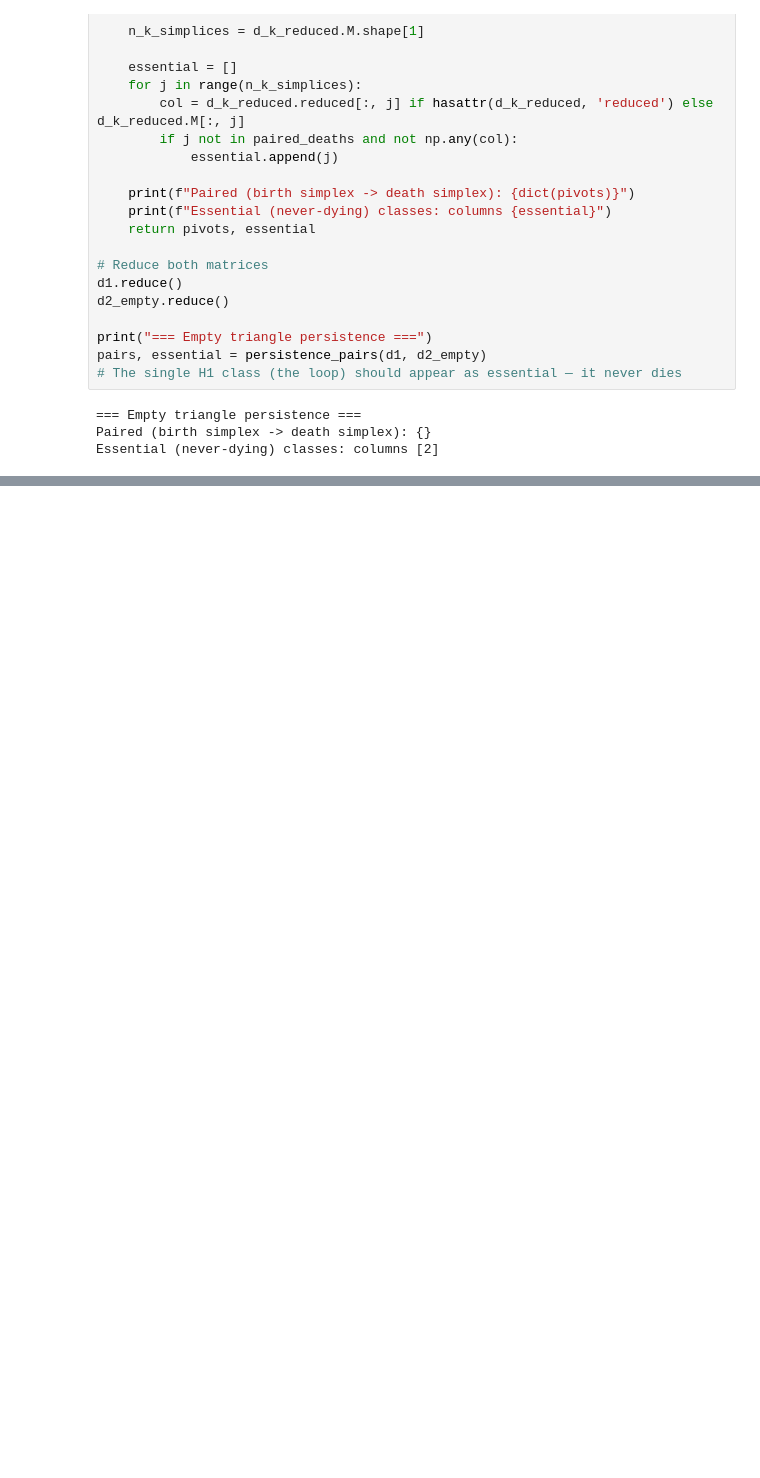
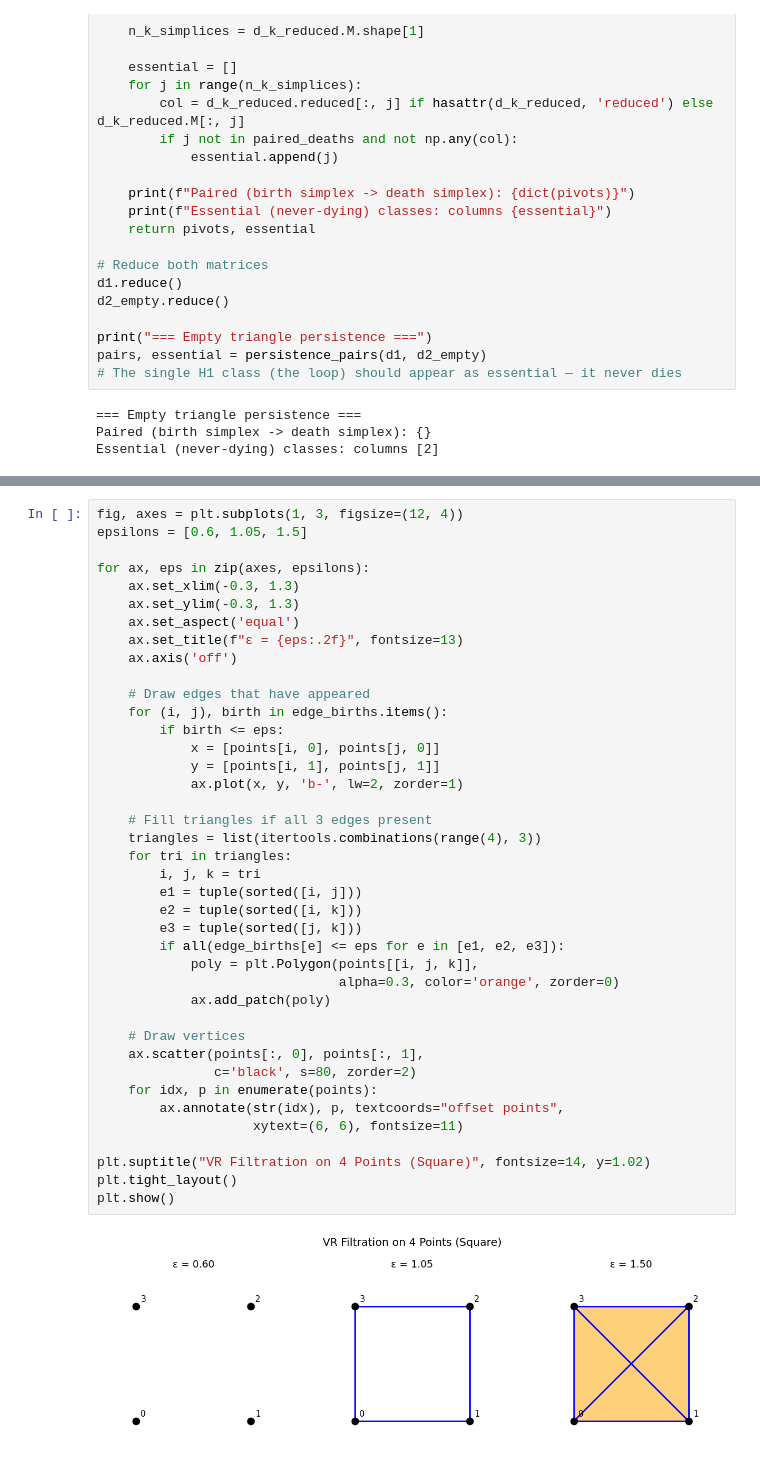
Before and after one commit to AdityaGhildiyal/TDA-Mlops, a Jupyter notebook: notebooks/phase1_appendix_A.ipynb, the cells around one changed output, grey strips where cells are left out. Saved outputs shown, nothing was run; the diff lists cells and outputs as text; blank space fills up the shorter version.

Commit message:
feat: Day 3 - VR filtration and hand-computed persistence diagram

```diff
--- a/notebooks/phase1_appendix_A.ipynb
+++ b/notebooks/phase1_appendix_A.ipynb
@@ -273,0 +283,42 @@ Two empty triangles: b0=0, b1=0
+# %%
+fig, axes = plt.subplots(1, 3, figsize=(12, 4))
+epsilons = [0.6, 1.05, 1.5]
+
+for ax, eps in zip(axes, epsilons):
+    ax.set_xlim(-0.3, 1.3)
+    ax.set_ylim(-0.3, 1.3)
+    ax.set_aspect('equal')
+    ax.set_title(f"ε = {eps:.2f}", fontsize=13)
+    ax.axis('off')
+
+    # Draw edges that have appeared
+    for (i, j), birth in edge_births.items():
+        if birth <= eps:
+            x = [points[i, 0], points[j, 0]]
+            y = [points[i, 1], points[j, 1]]
+            ax.plot(x, y, 'b-', lw=2, zorder=1)
+
+    # Fill triangles if all 3 edges present
+    triangles = list(itertools.combinations(range(4), 3))
+    for tri in triangles:
+        i, j, k = tri
+        e1 = tuple(sorted([i, j]))
+        e2 = tuple(sorted([i, k]))
+        e3 = tuple(sorted([j, k]))
+        if all(edge_births[e] <= eps for e in [e1, e2, e3]):
+            poly = plt.Polygon(points[[i, j, k]],
+                               alpha=0.3, color='orange', zorder=0)
+            ax.add_patch(poly)
+
+    # Draw vertices
+    ax.scatter(points[:, 0], points[:, 1],
+               c='black', s=80, zorder=2)
+    for idx, p in enumerate(points):
+        ax.annotate(str(idx), p, textcoords="offset points",
+                    xytext=(6, 6), fontsize=11)
+
+plt.suptitle("VR Filtration on 4 Points (Square)", fontsize=14, y=1.02)
+plt.tight_layout()
+plt.show()
+# %% [output]
+[figure, added]
```
Also changed, not shown: parts of 8 cells of this notebook.
